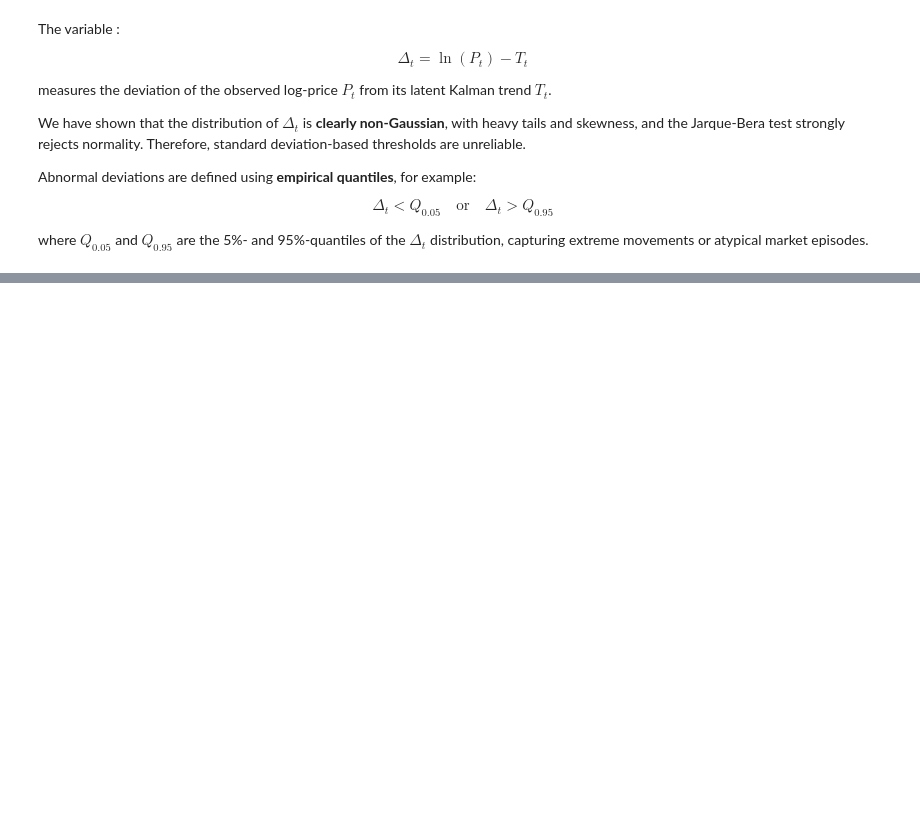
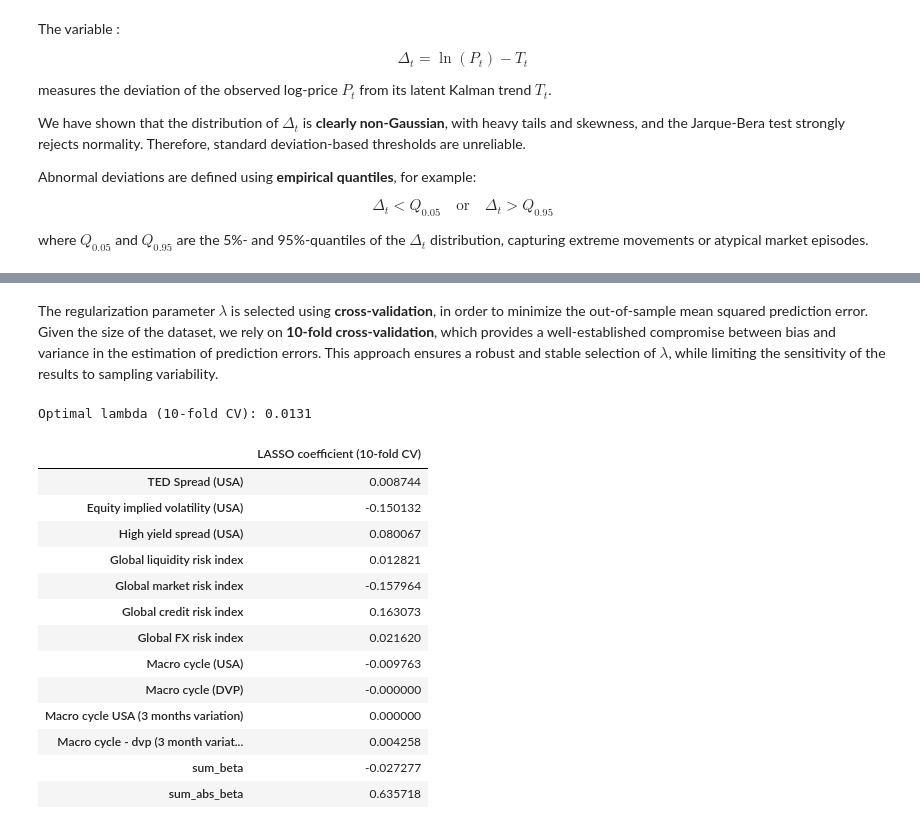
Before and after one commit to BenjaminFernandesNeres/Kalman-SP500, a Jupyter notebook: TrendFollowingStrategy.ipynb, the cells around one changed output, grey strips where cells are left out. Saved outputs shown, nothing was run; the diff lists cells and outputs as text; code cells hidden in the pictures; blank space fills up the shorter version.

```diff
--- a/TrendFollowingStrategy.ipynb
+++ b/TrendFollowingStrategy.ipynb
@@ -197,0 +348,69 @@ where $Q_{0.05}$ and $Q_{0.95}$ are the 5%- and 95%-quantiles of the $\Delta_t$
+# %% [markdown]
+The regularization parameter $\lambda$ is selected using **cross-validation**, in order to minimize the out-of-sample mean squared prediction error.
+Given the size of the dataset, we rely on **10-fold cross-validation**, which provides a well-established compromise between bias and variance in the estimation of prediction errors. This approach ensures a robust and stable selection of $\lambda$, while limiting the sensitivity of the results to sampling variability.
+# %%
+from sklearn.linear_model import LassoCV
+from sklearn import preprocessing
+import numpy as np
+import pandas as pd
+
+# ----------------------------
+# Data preparation
+# ----------------------------
+X = np.array(data_macro)        # macro factors
+Y = np.array(Delta)             # spread level Δ_t
+
+# Standardization (crucial for LASSO)
+X = preprocessing.scale(X, with_mean=True)
+Y = preprocessing.scale(Y, with_mean=True)
+
+# ----------------------------
+# Lambda grid
+# ----------------------------
+lambda_range = np.arange(1e-4, 1, 1e-3)
+
+# ----------------------------
+# LASSO with 10-fold cross-validation only
+# ----------------------------
+model_lasso = LassoCV(
+    alphas=lambda_range,
+    fit_intercept=True,
+    cv=10,
+    max_iter=10000
+)
+
+model_lasso.fit(X, Y)
+
+# ----------------------------
+# Output DataFrame
+# ----------------------------
+lasso_summary = pd.DataFrame(
+    model_lasso.coef_,
+    index=data_macro.columns,
+    columns=["LASSO coefficient (10-fold CV)"]
+)
+
+# Add sum of betas
+lasso_summary.loc["sum_beta"] = lasso_summary.sum()
+# Add sum of absolute betas
+lasso_summary.loc["sum_abs_beta"] = lasso_summary.abs().sum()
+
+# Display optimal lambda and the table
+print("Optimal lambda (10-fold CV):", model_lasso.alpha_)
+lasso_summary
+# %% [output]
+Optimal lambda (10-fold CV): 0.0131
+|  | LASSO coefficient (10-fold CV) |
+| TED Spread (USA) | 0.008744 |
+| Equity implied volatility (USA) | -0.150132 |
+| High yield spread (USA) | 0.080067 |
+| Global liquidity risk index | 0.012821 |
+| Global market risk index | -0.157964 |
+| Global credit risk index | 0.163073 |
+| Global FX risk index | 0.021620 |
+| Macro cycle (USA) | -0.009763 |
+| Macro cycle (DVP) | -0.000000 |
+| Macro cycle USA (3 months variation) | 0.000000 |
+| Macro cycle - dvp (3 month variat... | 0.004258 |
+| sum_beta | -0.027277 |
+| sum_abs_beta | 0.635718 |
```
Also changed, not shown: parts of 10 cells of this notebook.
